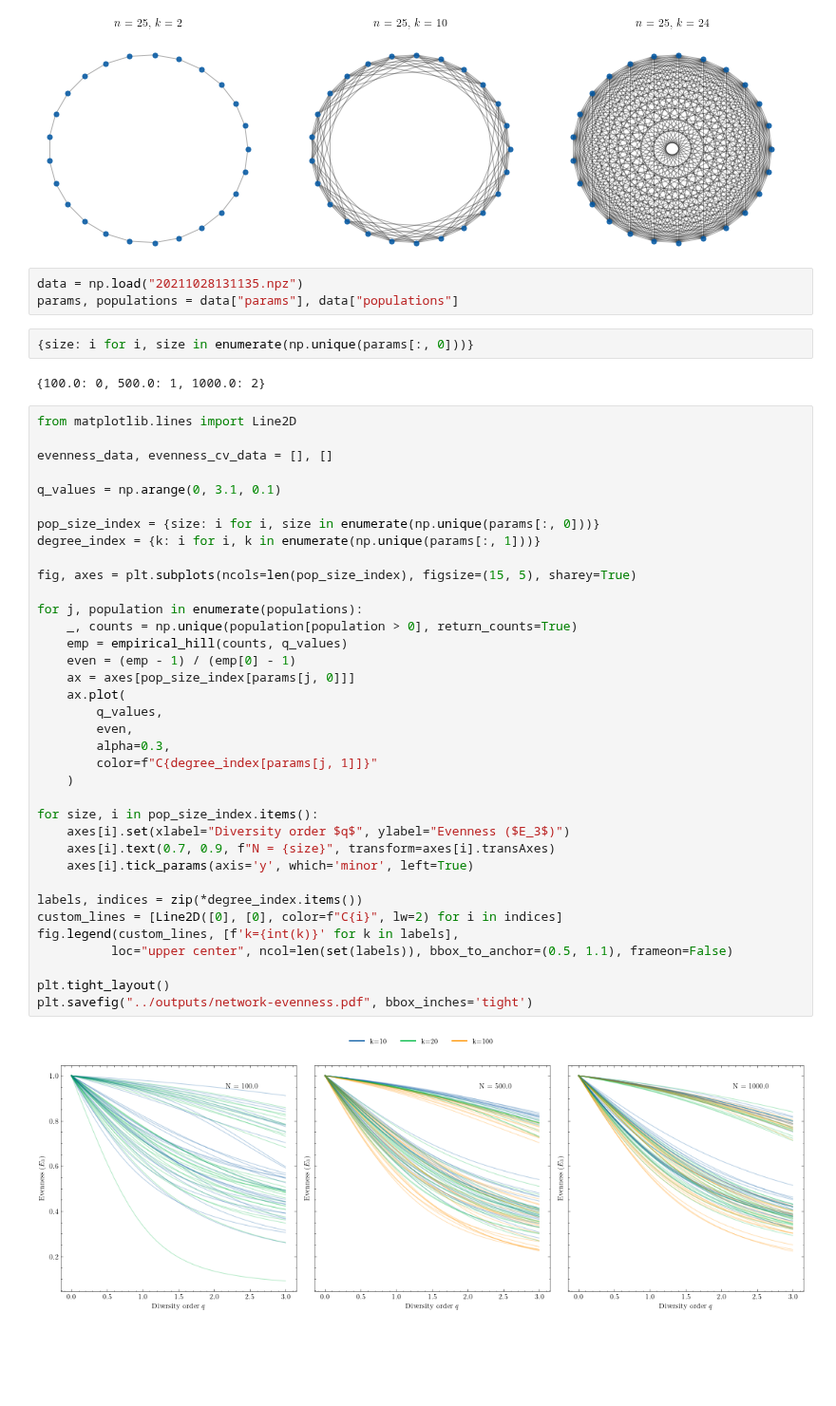
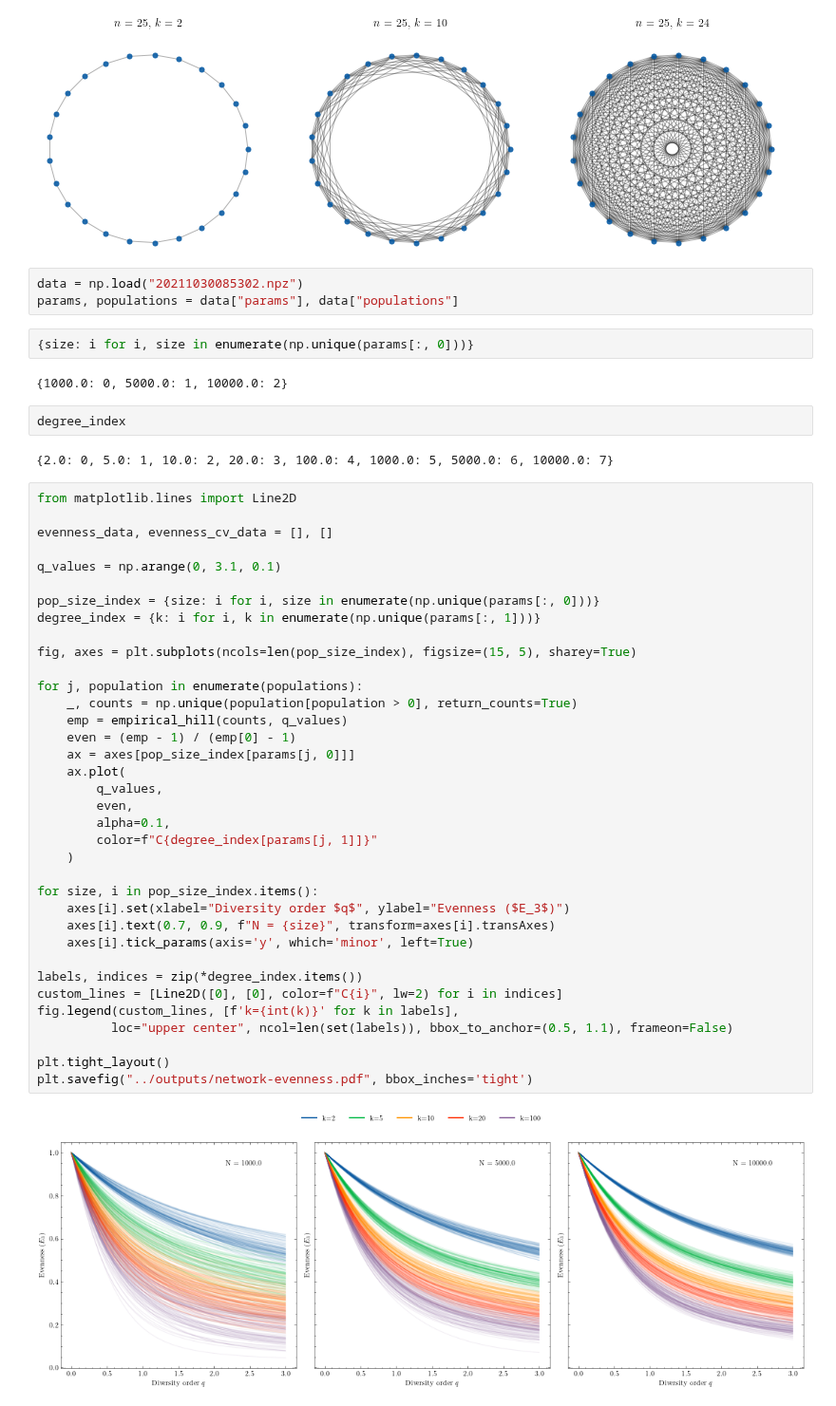
Before and after one commit to mikekestemont/forgotten-books, a Jupyter notebook: notebooks/analyze_pop.ipynb, the cells around one changed output. Shown at 95% size. Saved outputs shown, nothing was run; the diff lists cells and outputs as text; blank space fills up the shorter version.

```diff
--- a/notebooks/analyze_pop.ipynb
+++ b/notebooks/analyze_pop.ipynb
@@ -38,12 +38,16 @@ for i, degree in enumerate(degrees):
 # %% [output]
 [figure]
 # %%
-data = np.load("20211028131135.npz")
+data = np.load("20211030085302.npz")
 params, populations = data["params"], data["populations"]
 # %%
 {size: i for i, size in enumerate(np.unique(params[:, 0]))}
 # %% [output]
-{100.0: 0, 500.0: 1, 1000.0: 2}
+{1000.0: 0, 5000.0: 1, 10000.0: 2}
+# %%
+degree_index
+# %% [output]
+{2.0: 0, 5.0: 1, 10.0: 2, 20.0: 3, 100.0: 4, 1000.0: 5, 5000.0: 6, 10000.0: 7}
 # %%
 from matplotlib.lines import Line2D
 
@@ -53,32 +57,32 @@ q_values = np.arange(0, 3.1, 0.1)
 
 pop_size_index = {size: i for i, size in enumerate(np.unique(params[:, 0]))}
 degree_index = {k: i for i, k in enumerate(np.unique(params[:, 1]))}
 
 fig, axes = plt.subplots(ncols=len(pop_size_index), figsize=(15, 5), sharey=True)
 
 for j, population in enumerate(populations):
     _, counts = np.unique(population[population > 0], return_counts=True)
     emp = empirical_hill(counts, q_values)
     even = (emp - 1) / (emp[0] - 1)
     ax = axes[pop_size_index[params[j, 0]]]
     ax.plot(
         q_values,
         even,
-        alpha=0.3,
+        alpha=0.1,
         color=f"C{degree_index[params[j, 1]]}"
     )
 
 for size, i in pop_size_index.items():
     axes[i].set(xlabel="Diversity order $q$", ylabel="Evenness ($E_3$)")
     axes[i].text(0.7, 0.9, f"N = {size}", transform=axes[i].transAxes)
     axes[i].tick_params(axis='y', which='minor', left=True)
 
 labels, indices = zip(*degree_index.items())
 custom_lines = [Line2D([0], [0], color=f"C{i}", lw=2) for i in indices]
 fig.legend(custom_lines, [f'k={int(k)}' for k in labels],
           loc="upper center", ncol=len(set(labels)), bbox_to_anchor=(0.5, 1.1), frameon=False)
 
 plt.tight_layout()
 plt.savefig("../outputs/network-evenness.pdf", bbox_inches='tight')
 # %% [output]
-[figure, old version]
+[figure, new version]
```
Also changed, not shown: parts of 2 cells of this notebook, 4 other files.
